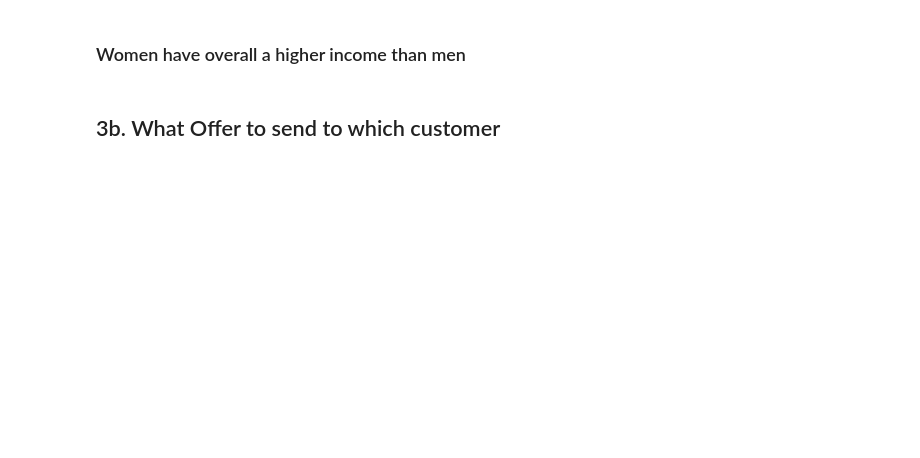
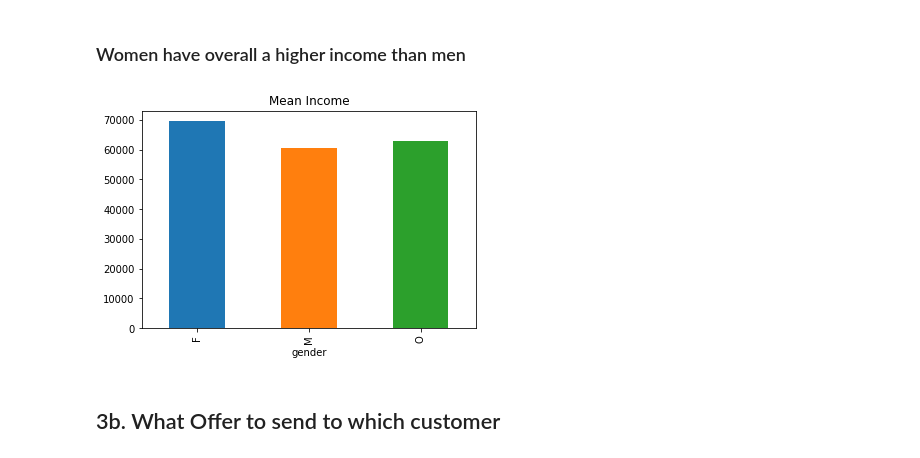
Before and after one commit to divijwadhawan/starbucks_capstone, a Jupyter notebook: Starbucks_Capstone_notebook.ipynb, the cells around one changed output. Cells and saved outputs as stored; diff of their text form; code cells hidden in the pictures; blank space fills up the shorter version.

```diff
--- a/Starbucks_Capstone_notebook.ipynb
+++ b/Starbucks_Capstone_notebook.ipynb
@@ -511,5 +416,5 @@ df_all.head(5)
 # %%
 #Changing Float to Int datatypes of some columns where it makes sense
-df_all[['difficulty', 'duration','channel_email','channel_mobile','channel_social','channel_web','reward_y']] = df_all[['difficulty', 'duration','channel_email','channel_mobile','channel_social','channel_web','reward_y']].astype(pd.Int64Dtype())
+df_all[['difficulty', 'duration','channel_email','channel_mobile','channel_social','channel_web','reward_y']] = df_all[['difficulty', 'duration','channel_email','channel_mobile','channel_social','channel_web','reward_y']].astype('int', errors='ignore')
 # %%
 transcript.offer_id.unique()
@@ -541,10 +502,12 @@ plt.title("Count of Offers Viewed");
 ### Women have overall a higher income than men
 # %%
 #Gender with Income Range
-count_vals = df_all.groupby('gender').mean('income')['income']
+count_vals = df_all.groupby('gender')['income'].mean()
 
 (count_vals[:10]).plot(kind="bar");
 plt.title("Mean Income");
+# %% [output]
+[figure, added]
 # %% [markdown]
 ## 3b. What Offer to send to which customer
 # %%
```
Also changed, not shown: parts of 46 cells of this notebook.
